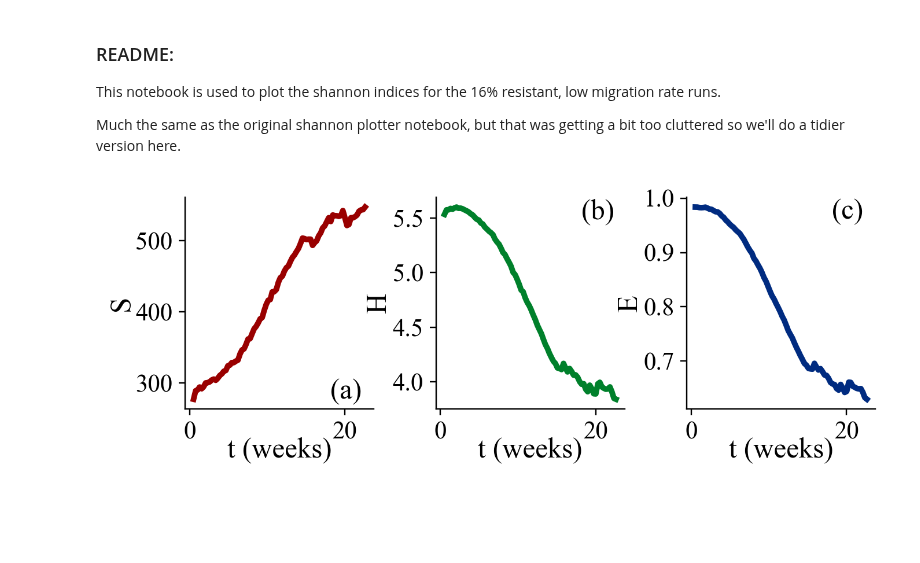
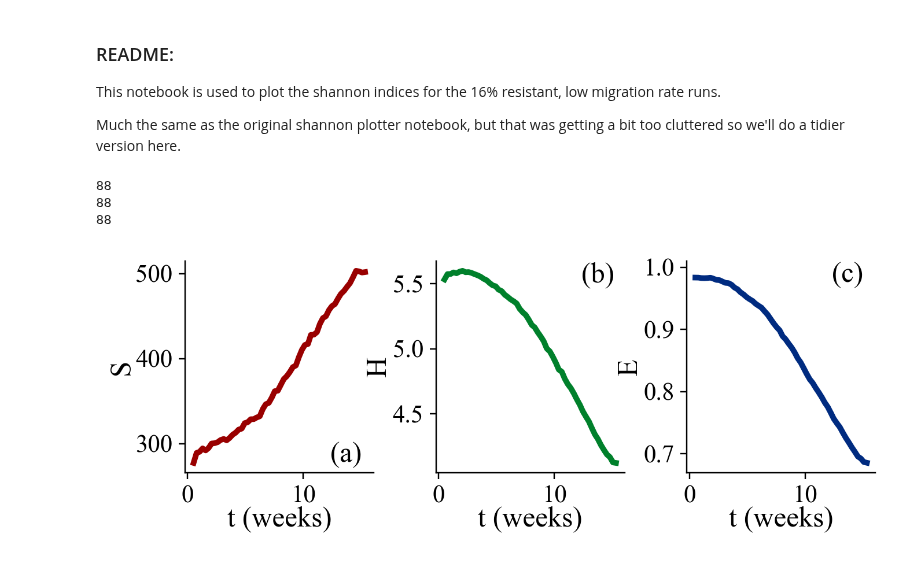
Before and after one commit to patricksinclair/multispecies_postprocessing, a Jupyter notebook: geno_distbs/varying_susceps/multispecies_shannon_plotter_v2.ipynb, the cells around one changed output. Saved outputs shown, nothing was run; the diff lists cells and outputs as text; code cells hidden in the pictures; blank space fills up the shorter version.

```diff
--- a/geno_distbs/varying_susceps/multispecies_shannon_plotter_v2.ipynb
+++ b/geno_distbs/varying_susceps/multispecies_shannon_plotter_v2.ipynb
@@ -167,7 +167,7 @@ pc_res_16_14Jan_shannon_data_GROWTH = combineShannonDataIntoDict(shannon_directo
 
 pc_res_16_shannon_data_GROWTH_list = [pc_res_16_05Jan_shannon_data_GROWTH, pc_res_16_10Jan_shannon_data_GROWTH, pc_res_16_11Jan_shannon_data_GROWTH, pc_res_16_14Jan_shannon_data_GROWTH]
 
-#pc_res_16_shannon_data_GROWTH = collateShannonDicts(pc_res_16_shannon_data_GROWTH_list)
+pc_res_16_shannon_data_GROWTH = collateShannonDicts(pc_res_16_shannon_data_GROWTH_list)
 # %%
 t_list_GROWTH, nBac_list_GROWTH, H_list_GROWTH, E_list_GROWTH, S_list_GROWTH = getAverageAndCollateShannonDataIntoLists([pc_res_16_shannon_data_GROWTH])
 # %%
@@ -191,39 +191,40 @@ def plot1x3ShannonValuesVsTime(x_vals, y_vals_list):
 
     i = 0
     letters = list(string.ascii_lowercase)[:4]
 #     x_vals_list = [x_vals_GROWTH, x_vals_GROWTH, x_vals_GROWTH_EDGE, x_vals_GROWTH_EDGE] #combine the x_data for ease of plotting
 #     y_vals_list = [y_vals_GROWTH[0], y_vals_GROWTH[1], y_vals_GROWTH_EDGE[0], y_vals_GROWTH_EDGE[1]]
     y_label_list = ['S', 'H', 'E']
     line_colour_list = [line_colour_H, line_colour_E, line_colour_S]
 
     for ax, y_val, y_label, letter, line_colour in zip(axes.flat, y_vals_list, y_label_list, letters, line_colour_list):
 
-        ax.plot(x_vals[2:], y_val[2:], lw=line_width, color=line_colour)
+        ax.plot(x_vals[2:60], y_val[2:60], lw=line_width, color=line_colour)
+        print(len(y_val))
 
         if i > 0 : ax.text(0.77, 0.9, "("+letter+")", transform=ax.transAxes, fontsize=lettersize)
         else: ax.text(0.77, 0.05, "("+letter+")", transform=ax.transAxes, fontsize=lettersize)
 
         ax.spines['top'].set_visible(False)
         ax.spines['right'].set_visible(False)
         ax.tick_params(axis='both', labelsize=numbersize)
 
-        ax.set_xlabel("t (weeks)", labelpad=-4, fontsize=labelSize)
+        ax.set_xlabel("t (weeks)", labelpad=-1, fontsize=labelSize)
         ax.set_ylabel(y_label, labelpad=0.1, fontsize=labelSize)
-
-
-
 
         i += 1
 
-
+    axes.flat[2].set_ylim(0.67, 1.01)
     plt.savefig("ms_paper_plots/shannon_1x3_low_migration_rate.pdf", bbox_inches='tight', dpi=330)
     plt.show()
 
 
 
 pc_index = 0 # vestige of the old way of doing things, just keep this at 0
 plot1x3ShannonValuesVsTime(t_list_GROWTH[pc_index], [S_list_GROWTH[pc_index], H_list_GROWTH[pc_index], E_list_GROWTH[pc_index]])
 # %% [output]
+88
+88
+88
-[figure, old version]
+[figure, new version]
 # %%
 len(GROWTH_RUNS_16pc_05Jan+GROWTH_RUNS_16pc_10Jan+GROWTH_RUNS_16pc_11Jan+GROWTH_RUNS_16pc_14Jan)
```
Also changed, not shown: parts of 2 cells of this notebook, 5 other files.
